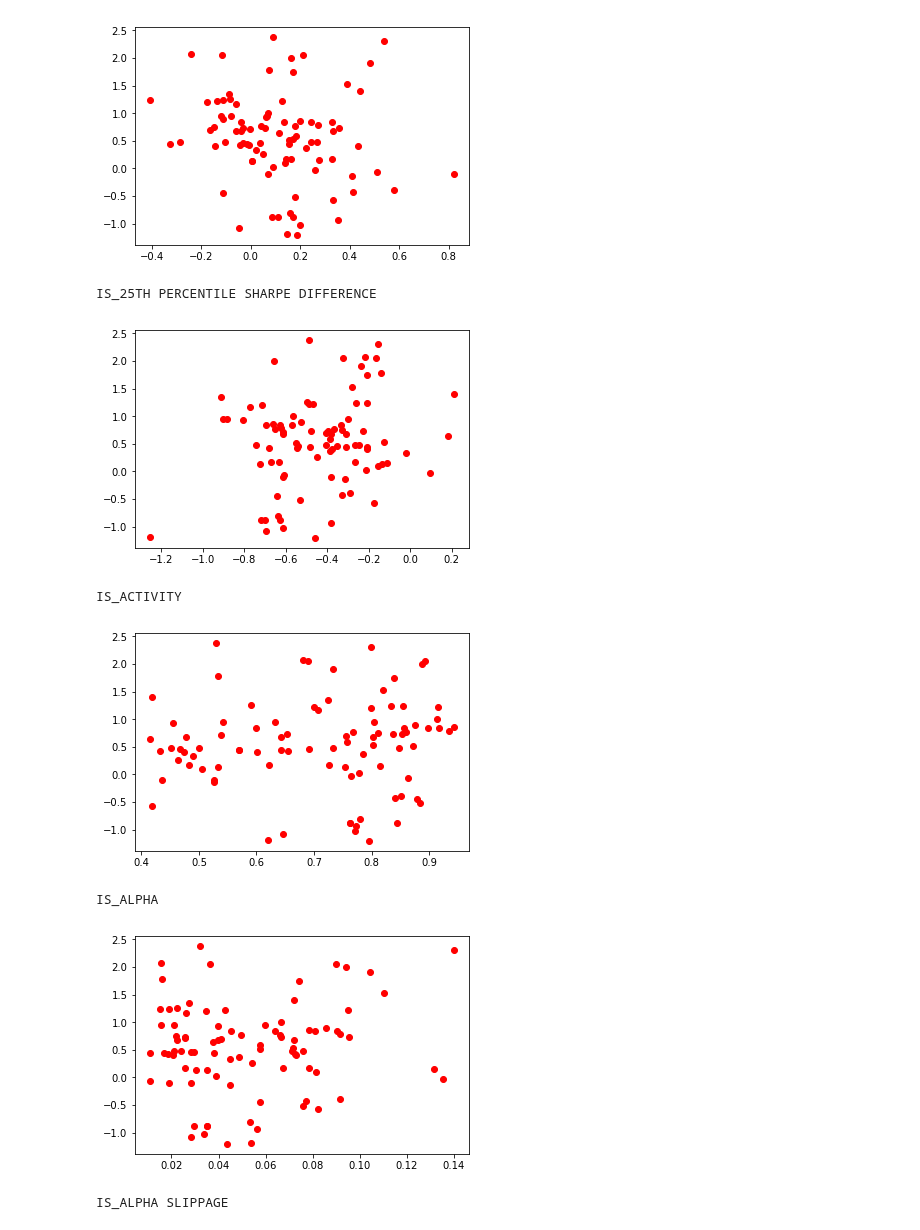
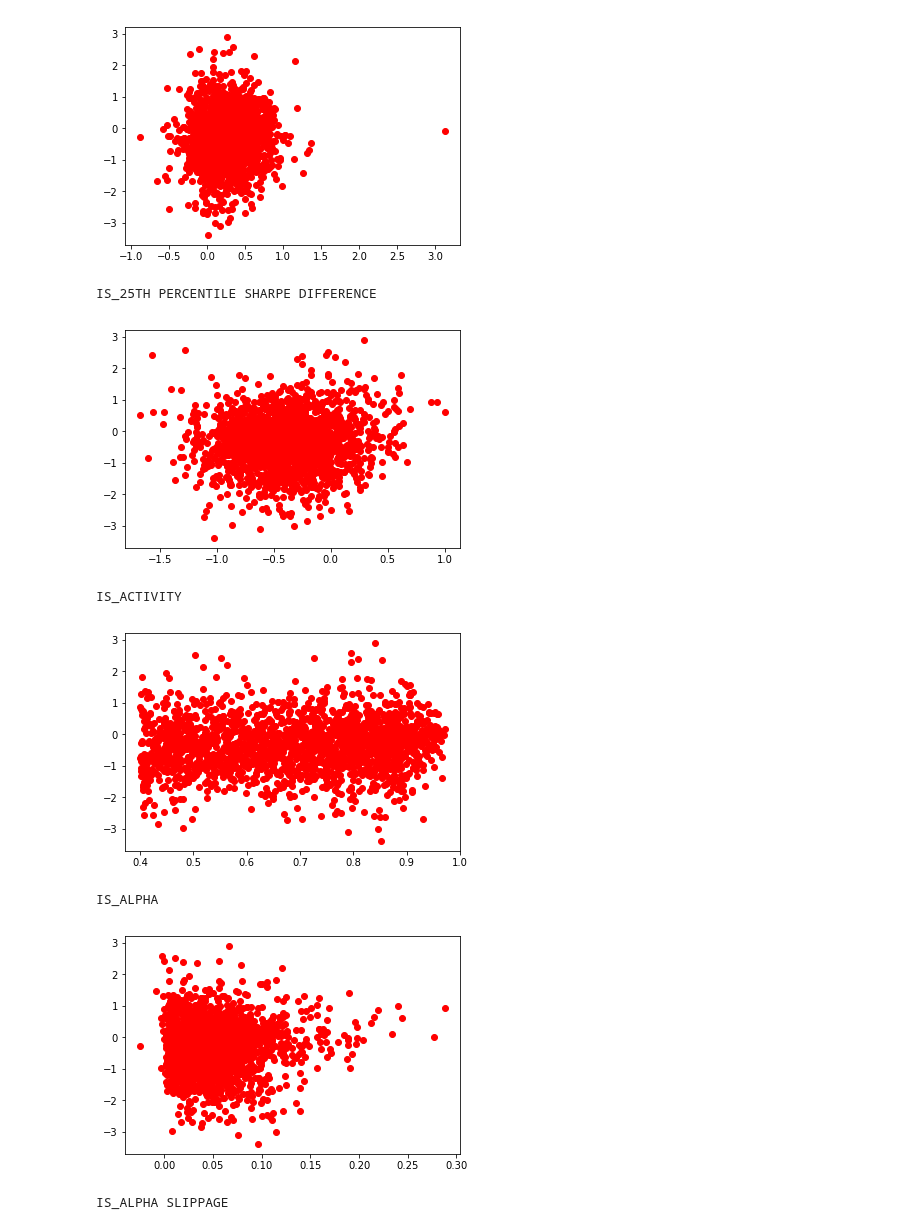
Before and after one commit to SignalBuilders/walkforwardTrader, a Jupyter notebook: Explore Data.ipynb, the cells around one changed output. Cells and saved outputs as stored; diff of their text form; code cells hidden in the pictures.

```diff
--- a/Explore Data.ipynb
+++ b/Explore Data.ipynb
@@ -6,10 +6,6 @@ allModels = curveTreeDB.getModels(params.treeModels, ticker = None, returnEntire
 import pandas as pd
 cleanedModels = []
 for item in allModels:
-#     if item["minConfidence"] != 0.2:
-#         continue
-    if item["IS_TOTAL DAYS SEEN"] < 2000:
-        continue
     del item["model"]
     try:
         del item["series"]
@@ -18,7 +14,7 @@ for item in allModels:
 #     del item["ticker"]
     itemKeys= list(item.keys())
     for key in itemKeys:
-        if key.startswith("OOS") and key != "OOS_SHARPE" and key != "OOS_SHARPE SLIPPAGE":
+        if key.startswith("OOS") and key != "OOS_SHARPE" and key != "OOS_SHARPE SLIPPAGE" and key != "OOS_SHARPE DIFFERENCE":
             del item[key]
     cleanedModels.append(item)
 # %%
@@ -39,7 +35,7 @@ for col in cm.columns.values:
             print(groupsSharpeSlippage)
             print(groupsQuantile)
         xVals = cm[[col]].values
-        yVals = cm[["OOS_SHARPE"]].values
+        yVals = cm[["OOS_SHARPE DIFFERENCE"]].values
         plt.plot(xVals, yVals, 'ro')
         plt.show()
         plt.draw()
@@ -51,9 +47,9 @@ IS_25TH PERCENTILE RELATIVE SHARPE DIFFERENCE
 IS_25TH PERCENTILE SHARPE
-[figure, old version]
+[figure, new version]
 IS_25TH PERCENTILE SHARPE DIFFERENCE
-[figure, old version]
+[figure, new version]
 IS_ACTIVITY
-[figure, old version]
+[figure, new version]
 IS_ALPHA
-[figure, old version]
+[figure, new version]
 IS_ALPHA SLIPPAGE
```
Also changed, not shown: parts of 12 cells of this notebook, 1 other file.
